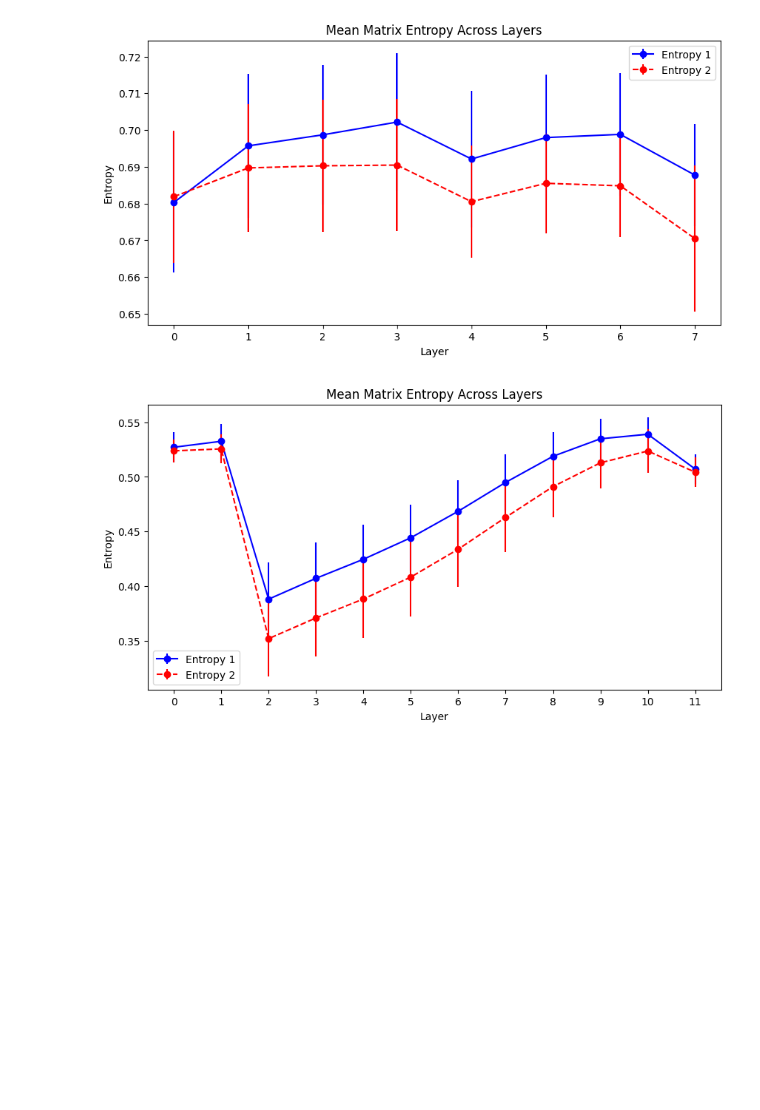
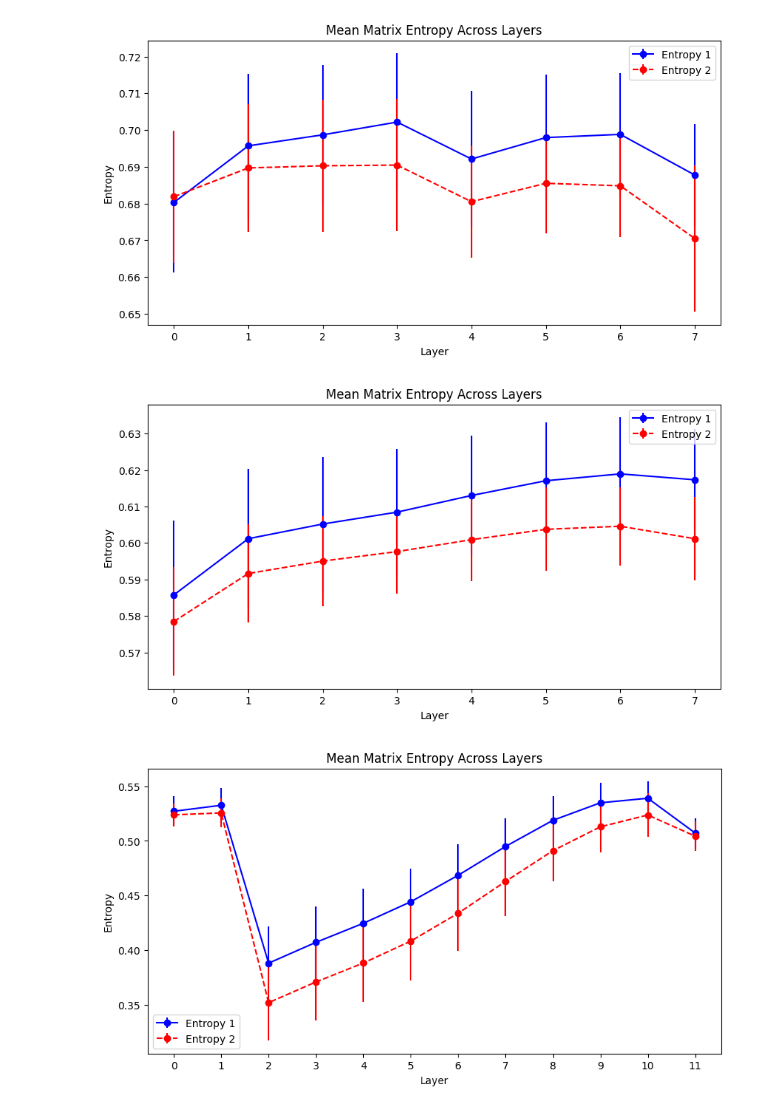
Before and after one commit to YichongLiang/Exploring-Matrix-Entropy-Across-LLM-Layers, a Jupyter notebook: main.ipynb, the cells around one changed output. Cells and saved outputs as stored; diff of their text form; code cells hidden in the pictures; blank space fills up the shorter version.

```diff
--- a/main.ipynb
+++ b/main.ipynb
@@ -305,3 +333,6 @@ Entropy_tiny_dytopian_mean, Entropy_tiny_dytopian_std = entropy_cal_dataset(dyst
+# %%
+Entropy_tiny_l_utopian_mean, Entropy_tiny_l_utopian_std = entropy_cal_dataset(utopian_stories,MODEL)
+Entropy_tiny_l_dytopian_mean, Entropy_tiny_l_dytopian_std = entropy_cal_dataset(dystopian_stories,MODEL)
 # %% [markdown]
 #### GPT2 small
 # %%
@@ -332,6 +363,19 @@ plot_across_layers(
 )
 # %% [output]
 [figure]
+# %%
+plot_across_layers(
+    Entropy_tiny_l_utopian_mean,
+    Entropy_tiny_l_utopian_std,
+    Entropy_tiny_l_dytopian_mean,
+    Entropy_tiny_l_dytopian_std,
+    None,
+    None,
+    None,
+    None
+)
+# %% [output]
+[figure, added]
 # %%
 plot_across_layers(
     Entropy_gpt_utopian_mean,
```
Also changed, not shown: parts of 9 cells of this notebook, 3 other files.
